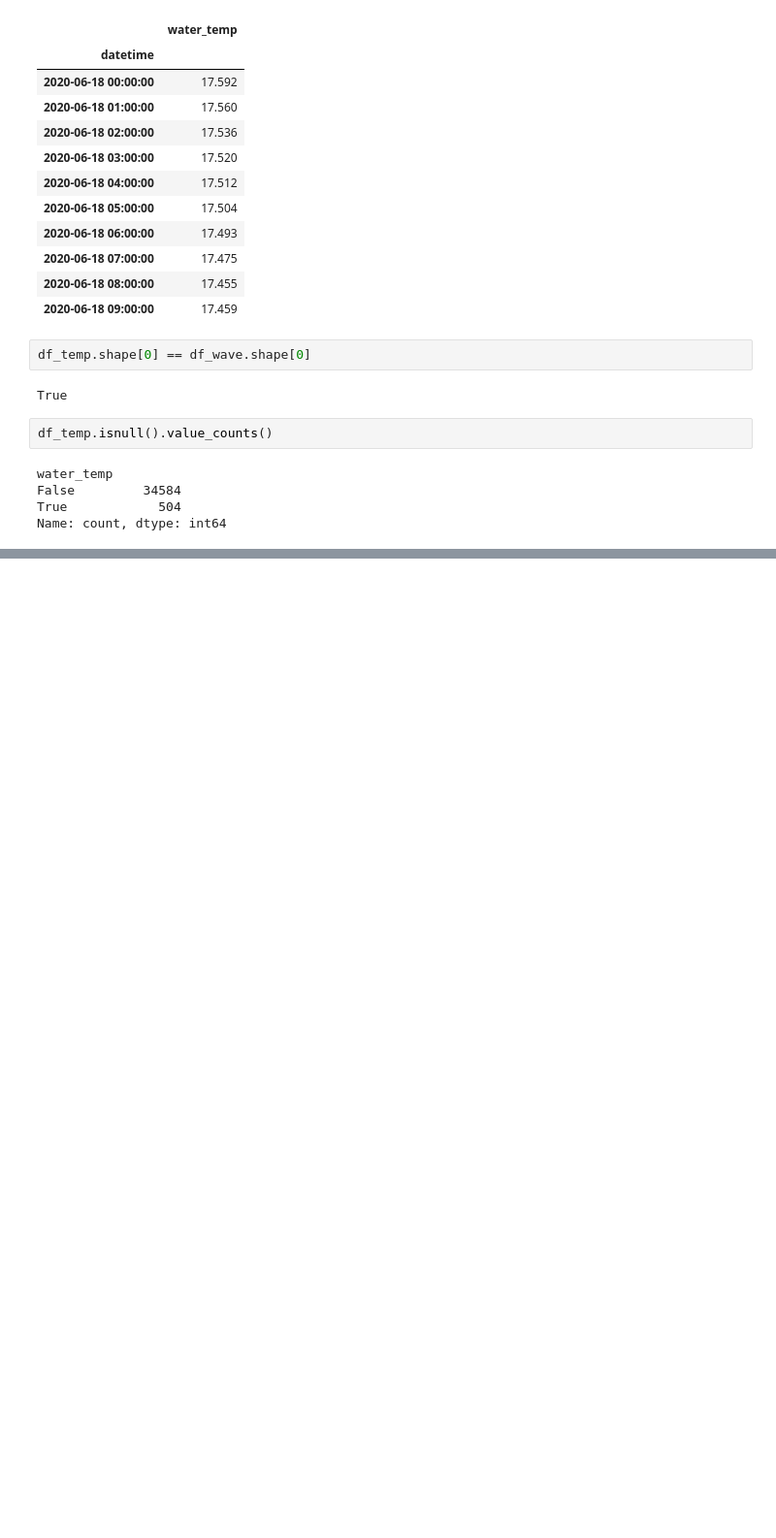
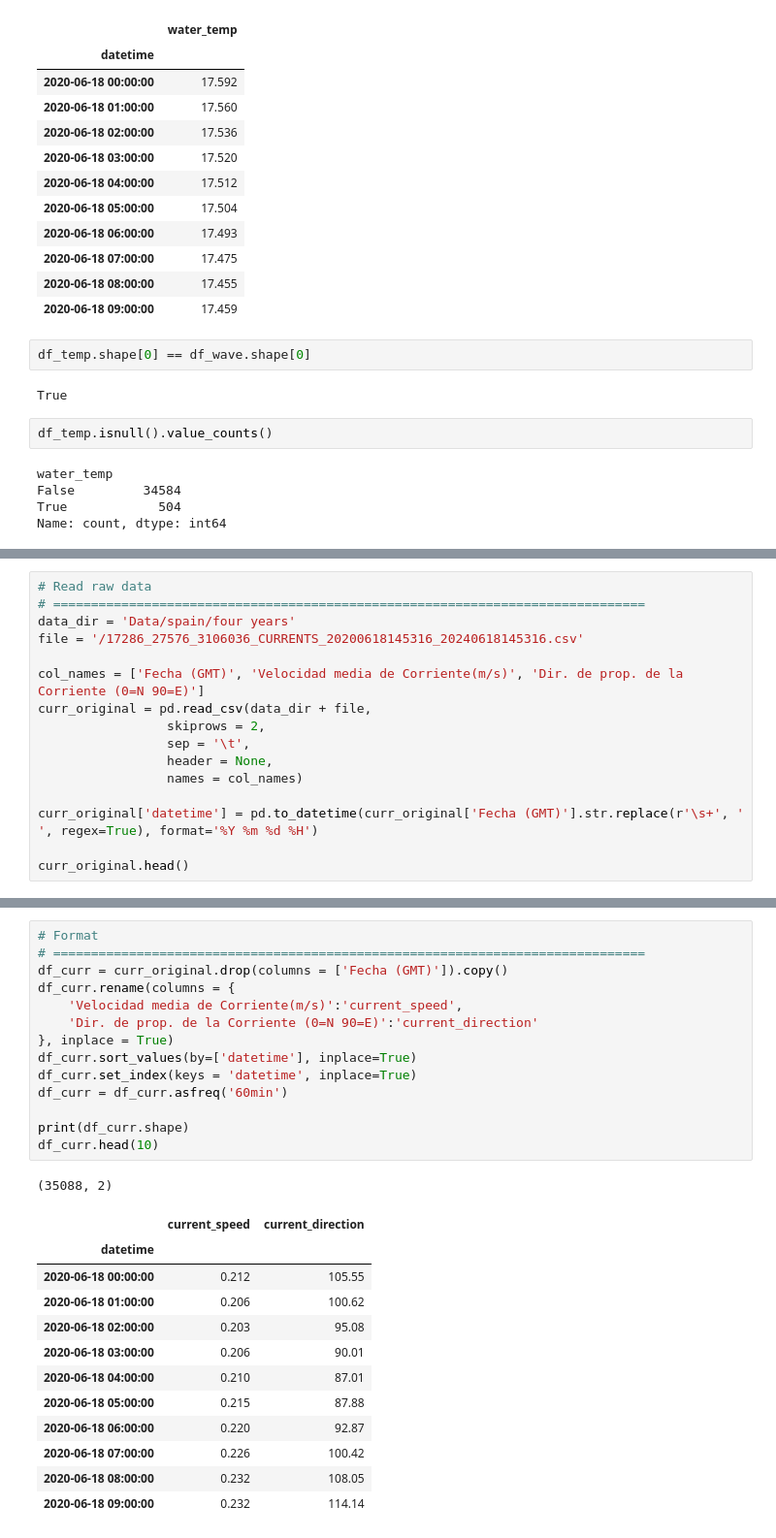
Before and after one commit to AlvaroCorrales/wave-height-app, a Jupyter notebook: Process data.ipynb, the cells around one changed output, grey strips where cells are left out. Shown at 97% size. Cells and saved outputs as stored; diff of their text form; blank space fills up the shorter version.

```diff
--- a/Process data.ipynb
+++ b/Process data.ipynb
@@ -241,0 +313,16 @@ Name: count, dtype: int64
+# %%
+# Read raw data
+# ==============================================================================
+data_dir = 'Data/spain/four years'
+file = '/17286_27576_3106036_CURRENTS_20200618145316_20240618145316.csv'
+
+col_names = ['Fecha (GMT)',	'Velocidad media de Corriente(m/s)', 'Dir. de prop. de la Corriente (0=N 90=E)']
+curr_original = pd.read_csv(data_dir + file,
+                 skiprows = 2,
+                 sep = '\t',
+                 header = None,
+                 names = col_names)
+
+curr_original['datetime'] = pd.to_datetime(curr_original['Fecha (GMT)'].str.replace(r'\s+', ' ', regex=True), format='%Y %m %d %H')
+
+curr_original.head()
@@ -241,0 +336,28 @@ Name: count, dtype: int64
+# %%
+# Format
+# ==============================================================================
+df_curr = curr_original.drop(columns = ['Fecha (GMT)']).copy()
+df_curr.rename(columns = {
+    'Velocidad media de Corriente(m/s)':'current_speed',
+    'Dir. de prop. de la Corriente (0=N 90=E)':'current_direction'
+}, inplace = True)
+df_curr.sort_values(by=['datetime'], inplace=True)
+df_curr.set_index(keys = 'datetime', inplace=True)
+df_curr = df_curr.asfreq('60min')
+
+print(df_curr.shape)
+df_curr.head(10)
+# %% [output]
+(35088, 2)
+|  | current_speed | current_direction |
+| datetime |  |  |
+| 2020-06-18 00:00:00 | 0.212 | 105.55 |
+| 2020-06-18 01:00:00 | 0.206 | 100.62 |
+| 2020-06-18 02:00:00 | 0.203 | 95.08 |
+| 2020-06-18 03:00:00 | 0.206 | 90.01 |
+| 2020-06-18 04:00:00 | 0.210 | 87.01 |
+| 2020-06-18 05:00:00 | 0.215 | 87.88 |
+| 2020-06-18 06:00:00 | 0.220 | 92.87 |
+| 2020-06-18 07:00:00 | 0.226 | 100.42 |
+| 2020-06-18 08:00:00 | 0.232 | 108.05 |
+| 2020-06-18 09:00:00 | 0.232 | 114.14 |
```
Also changed, not shown: parts of 8 cells of this notebook.
